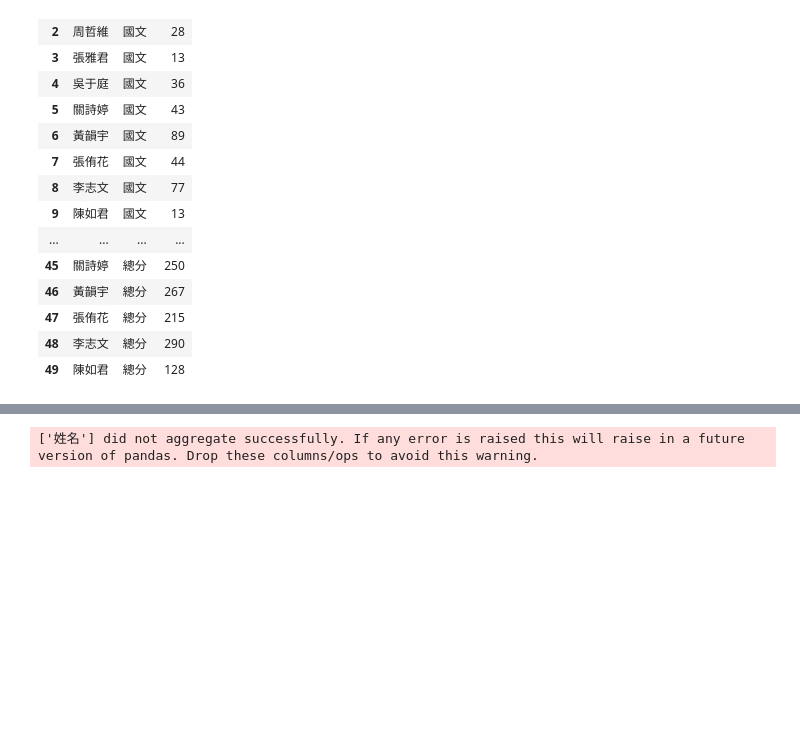
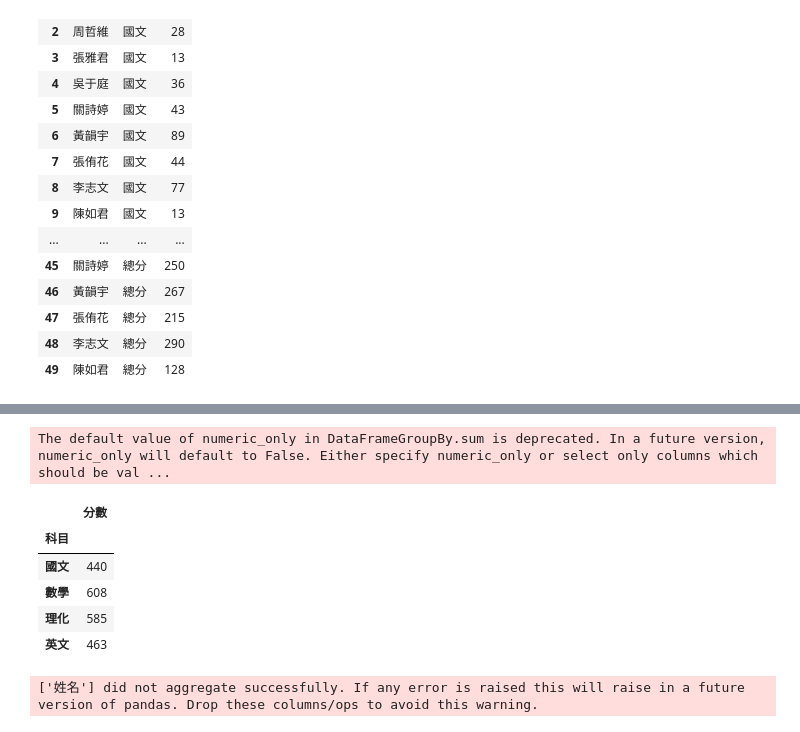
Before and after one commit to vcdemy/20230613, a Jupyter notebook: 20230808筆記.ipynb, the cells around one changed output, grey strips where cells are left out. Saved outputs shown, nothing was run; the diff lists cells and outputs as text; code cells hidden in the pictures; blank space fills up the shorter version.

```diff
--- a/20230808筆記.ipynb
+++ b/20230808筆記.ipynb
@@ -630,5 +650,15 @@ grades = grades[grades['科目']!='總分']
 # %%
 grps = grades.groupby('科目')
+# %%
+grps.sum()
+# %% [output]
+The default value of numeric_only in DataFrameGroupBy.sum is deprecated. In a future version, numeric_only will default to False. Either specify numeric_only or select only columns which should be val ...
+|  | 分數 |
+| 科目 |  |
+| 國文 | 440 |
+| 數學 | 608 |
+| 理化 | 585 |
+| 英文 | 463 |
 # %%
 grps.agg(['sum', 'mean'])
 # %% [output]
```
Also changed, not shown: parts of 2 cells of this notebook.
